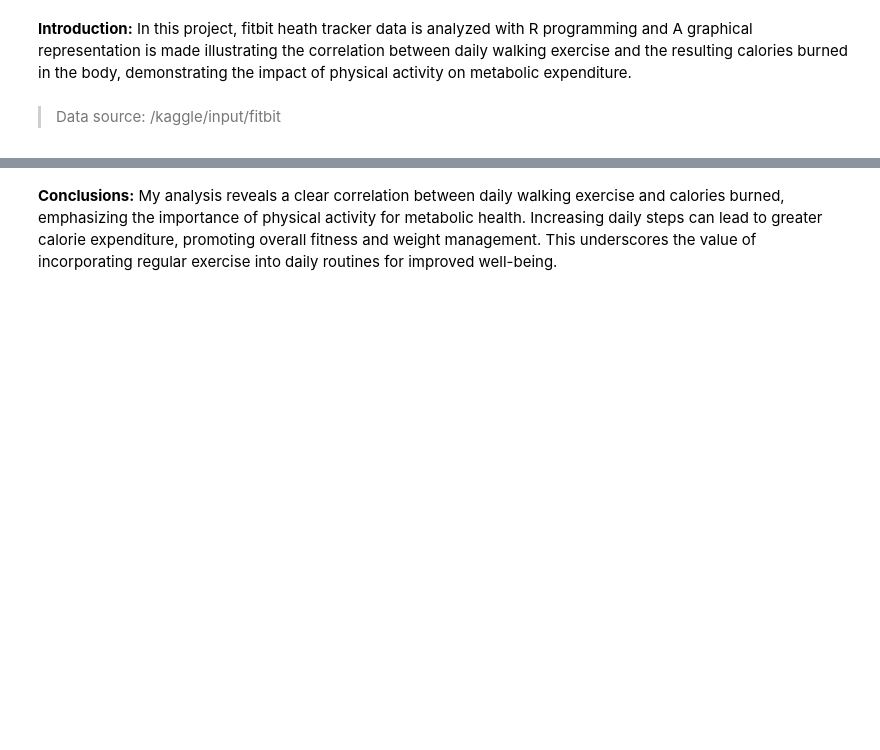
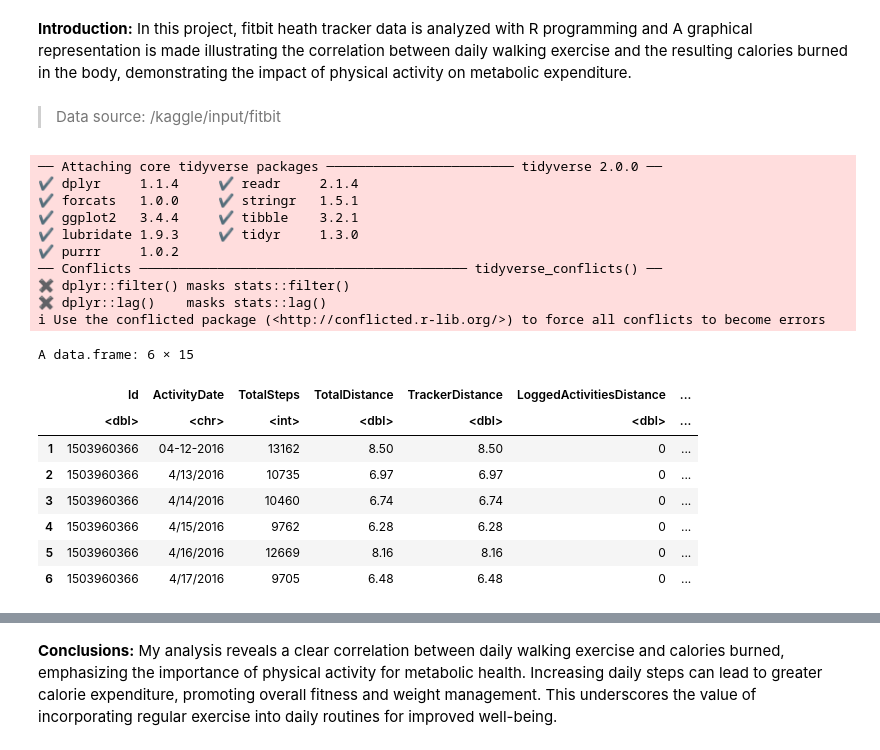
Before and after one commit to shalaka98/FitBit-health-tracker-data-analysis-using-R-programming, a Jupyter notebook: fitbit-health-tracker-data-analysis.ipynb, the cells around one changed output, grey strips where cells are left out. Saved outputs shown, nothing was run; the diff lists cells and outputs as text; code cells hidden in the pictures; blank space fills up the shorter version.

Commit message:
Kaggle Notebook | FitBit health tracker data analysis | Version 13

```diff
--- a/fitbit-health-tracker-data-analysis.ipynb
+++ b/fitbit-health-tracker-data-analysis.ipynb
@@ -6,3 +4,31 @@ In this project, fitbit heath tracker data is analyzed with R programming and
 A graphical representation is made illustrating the correlation between daily walking exercise and the resulting calories burned in the body, demonstrating the impact of physical activity on metabolic expenditure.
 # %% [markdown]
 >  Data source: /kaggle/input/fitbit
+# %%
+#Package Loading
+library(tidyverse)
+
+#Data upload
+dailyactivity <- read.csv("/kaggle/input/dailyactivity/dailyactivity_merged _original.csv")
+
+head(dailyactivity)
+# %% [output]
+── Attaching core tidyverse packages ──────────────────────── tidyverse 2.0.0 ──
+✔ dplyr     1.1.4     ✔ readr     2.1.4
+✔ forcats   1.0.0     ✔ stringr   1.5.1
+✔ ggplot2   3.4.4     ✔ tibble    3.2.1
+✔ lubridate 1.9.3     ✔ tidyr     1.3.0
+✔ purrr     1.0.2
+── Conflicts ────────────────────────────────────────── tidyverse_conflicts() ──
+✖ dplyr::filter() masks stats::filter()
+✖ dplyr::lag()    masks stats::lag()
+ℹ Use the conflicted package (<http://conflicted.r-lib.org/>) to force all conflicts to become errors
+A data.frame: 6 × 15
+|  | Id | ActivityDate | TotalSteps | TotalDistance | TrackerDistance | LoggedActivitiesDistance | ... |
+|  | <dbl> | <chr> | <int> | <dbl> | <dbl> | <dbl> | ... |
+| 1 | 1503960366 | 04-12-2016 | 13162 | 8.50 | 8.50 | 0 | ... |
+| 2 | 1503960366 | 4/13/2016 | 10735 | 6.97 | 6.97 | 0 | ... |
+| 3 | 1503960366 | 4/14/2016 | 10460 | 6.74 | 6.74 | 0 | ... |
+| 4 | 1503960366 | 4/15/2016 | 9762 | 6.28 | 6.28 | 0 | ... |
+| 5 | 1503960366 | 4/16/2016 | 12669 | 8.16 | 8.16 | 0 | ... |
+| 6 | 1503960366 | 4/17/2016 | 9705 | 6.48 | 6.48 | 0 | ... |
```
Also changed, not shown: parts of 4 cells of this notebook.
